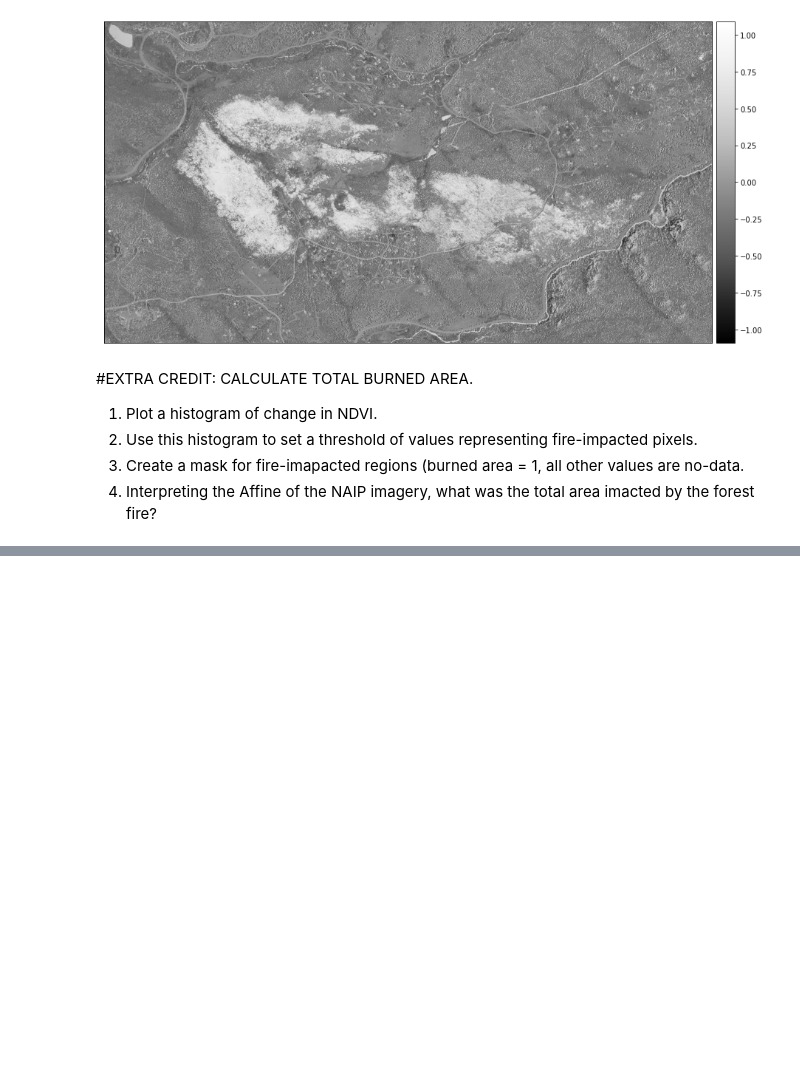
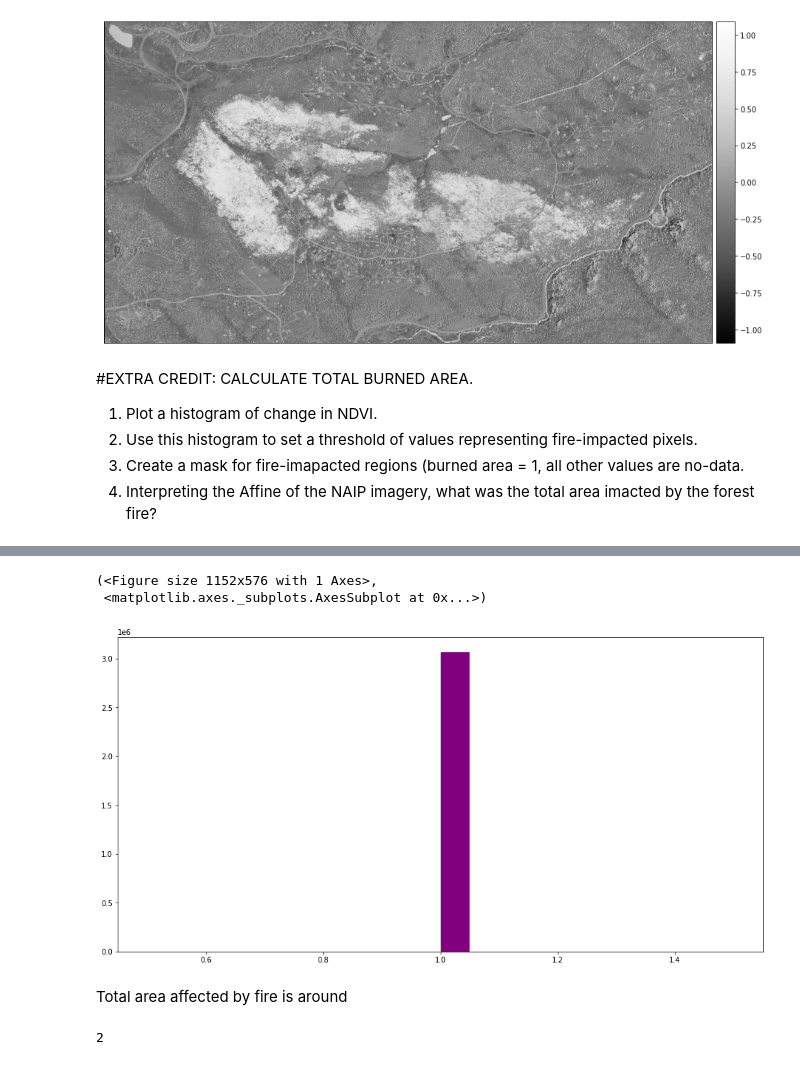
Before and after one commit to adarsh-syr/EnvDatSci22, a Jupyter notebook: CodeSprints/RasterData101.ipynb, the cells around one changed output, grey strips where cells are left out. Saved outputs shown, nothing was run; the diff lists cells and outputs as text; code cells hidden in the pictures; blank space fills up the shorter version.

```diff
--- a/CodeSprints/RasterData101.ipynb
+++ b/CodeSprints/RasterData101.ipynb
@@ -666,0 +675,14 @@ ep.hist(ndvi_diff, figsize = (16,8))
+# %%
+# histogram
+
+ep.hist(ndvi_mask, figsize = (16,8))
+# %% [output]
+(<Figure size 1152x576 with 1 Axes>,
+ <matplotlib.axes._subplots.AxesSubplot at 0x...>)
+[figure, added]
+# %% [markdown]
+Total area affected by fire is around
+# %%
+len(np.ma.where(ndvi_mask == 1.0))
+# %% [output]
+2
```
Also changed, not shown: parts of 5 cells of this notebook.
